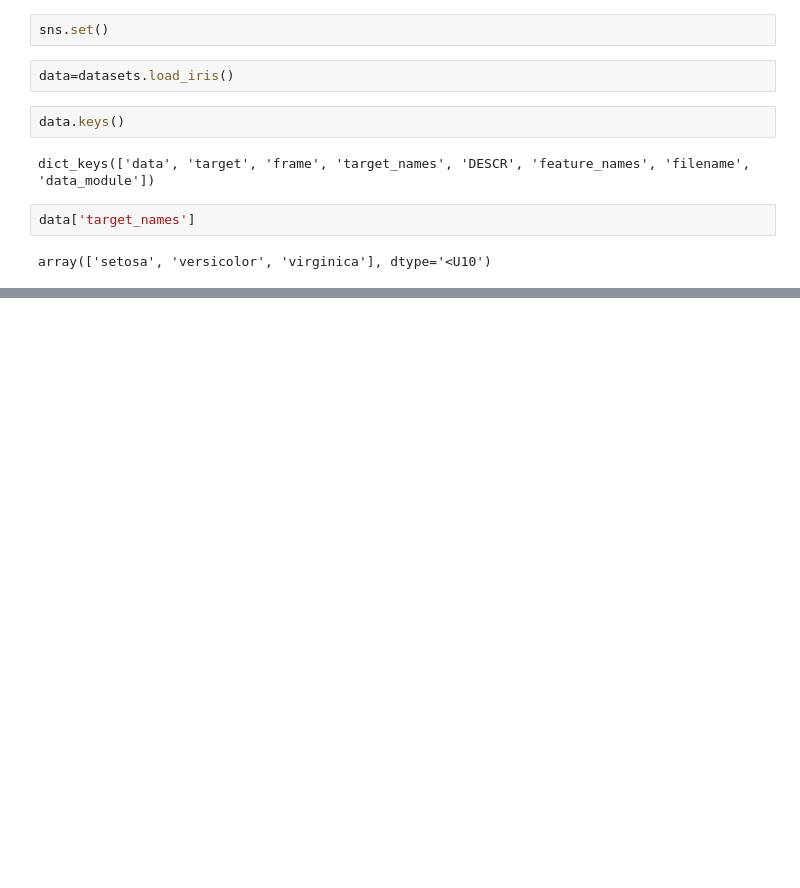
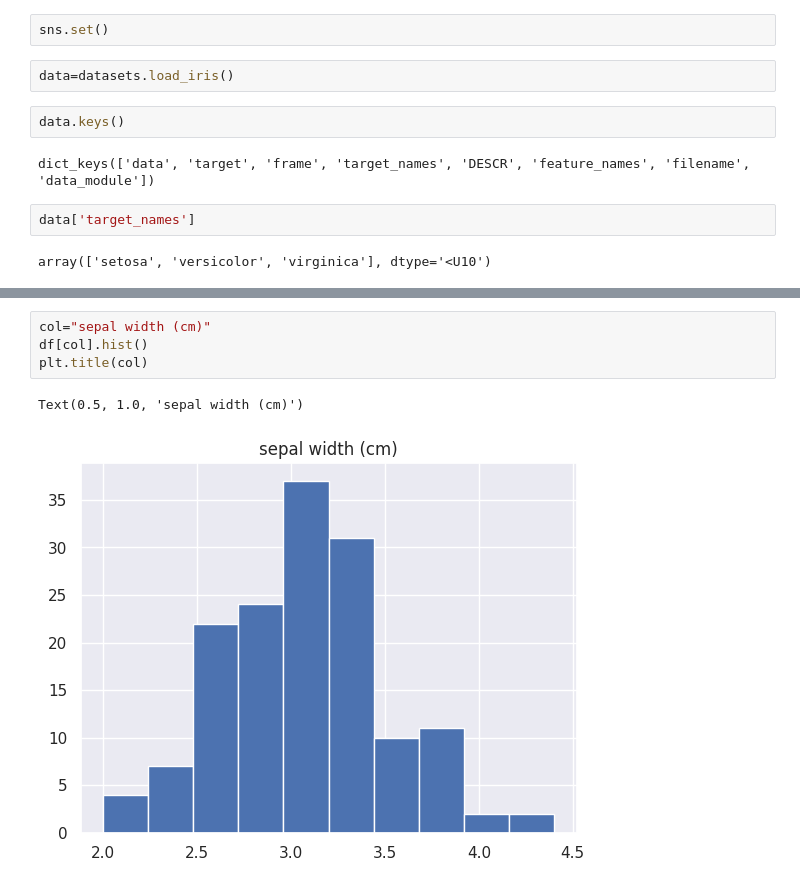
Before and after one commit to BibekRai44/basic-ml-project, a Jupyter notebook: irisdataset.ipynb, the cells around one changed output, grey strips where cells are left out. Cells and saved outputs as stored; diff of their text form; blank space fills up the shorter version.

```diff
--- a/irisdataset.ipynb
+++ b/irisdataset.ipynb
@@ -23,0 +56,7 @@ array(['setosa', 'versicolor', 'virginica'], dtype='<U10')
+# %%
+col="sepal width (cm)"
+df[col].hist()
+plt.title(col)
+# %% [output]
+Text(0.5, 1.0, 'sepal width (cm)')
+[figure, added]
```
Also changed, not shown: parts of 15 cells of this notebook.
